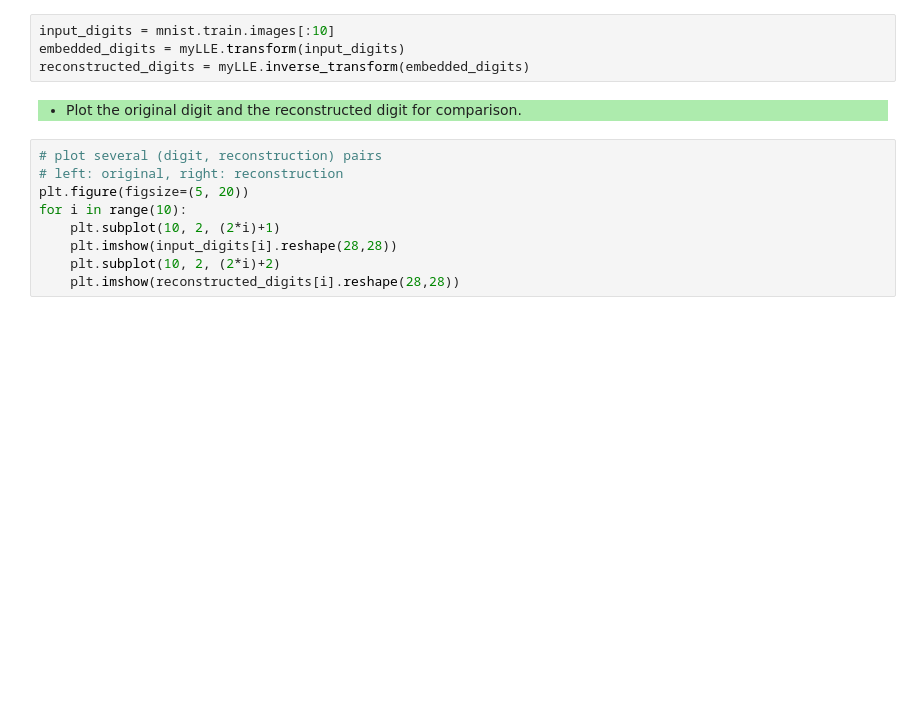
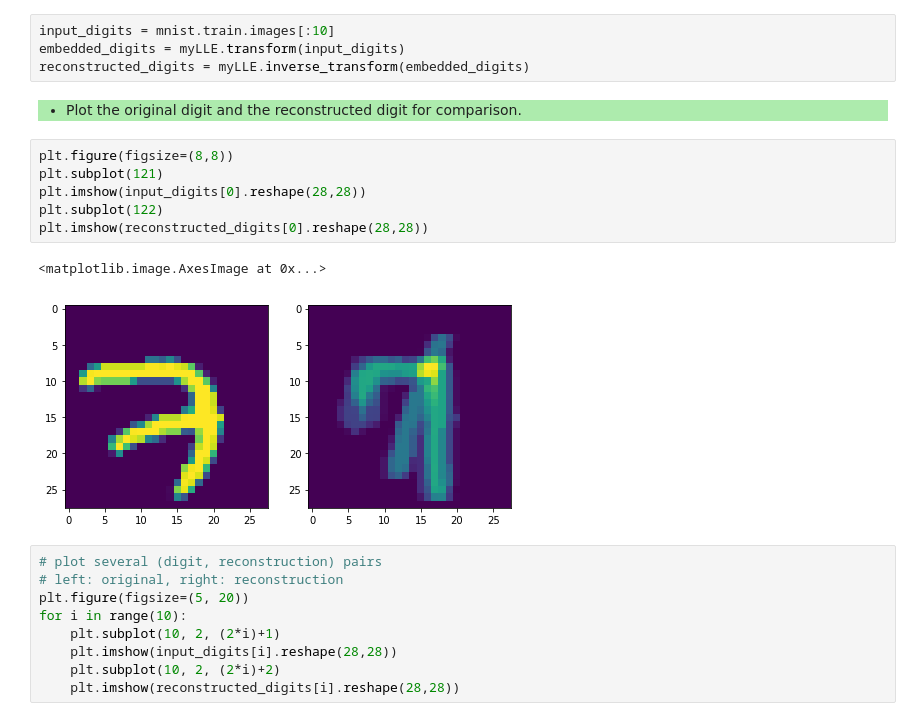
Before and after one commit to tdiggelm/eth-slt-ce-1, a Jupyter notebook: slt-ce-1.ipynb, the cells around one changed output. Saved outputs shown, nothing was run; the diff lists cells and outputs as text; blank space fills up the shorter version.

```diff
--- a/slt-ce-1.ipynb
+++ b/slt-ce-1.ipynb
@@ -402,6 +408,15 @@ reconstructed_digits = myLLE.inverse_transform(embedded_digits)
         Plot the original digit and the reconstructed digit for comparison.
         </li>
     </ul>
+# %%
+plt.figure(figsize=(8,8))
+plt.subplot(121)
+plt.imshow(input_digits[0].reshape(28,28))
+plt.subplot(122)
+plt.imshow(reconstructed_digits[0].reshape(28,28))
+# %% [output]
+<matplotlib.image.AxesImage at 0x...>
+[figure, added]
 # %%
 # plot several (digit, reconstruction) pairs
 # left: original, right: reconstruction
```
Also changed, not shown: parts of 3 cells of this notebook.
